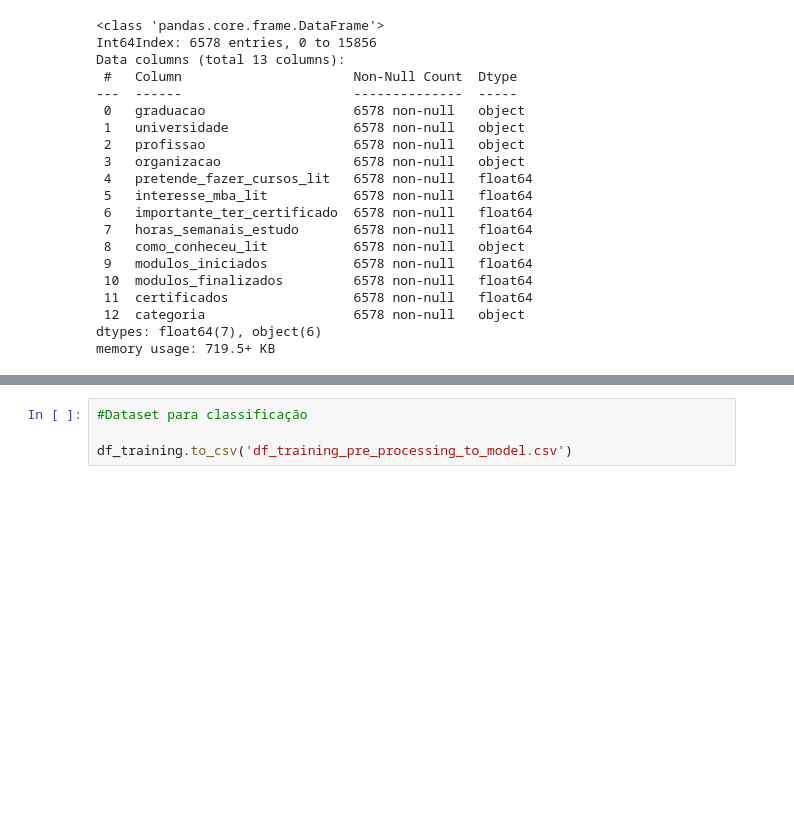
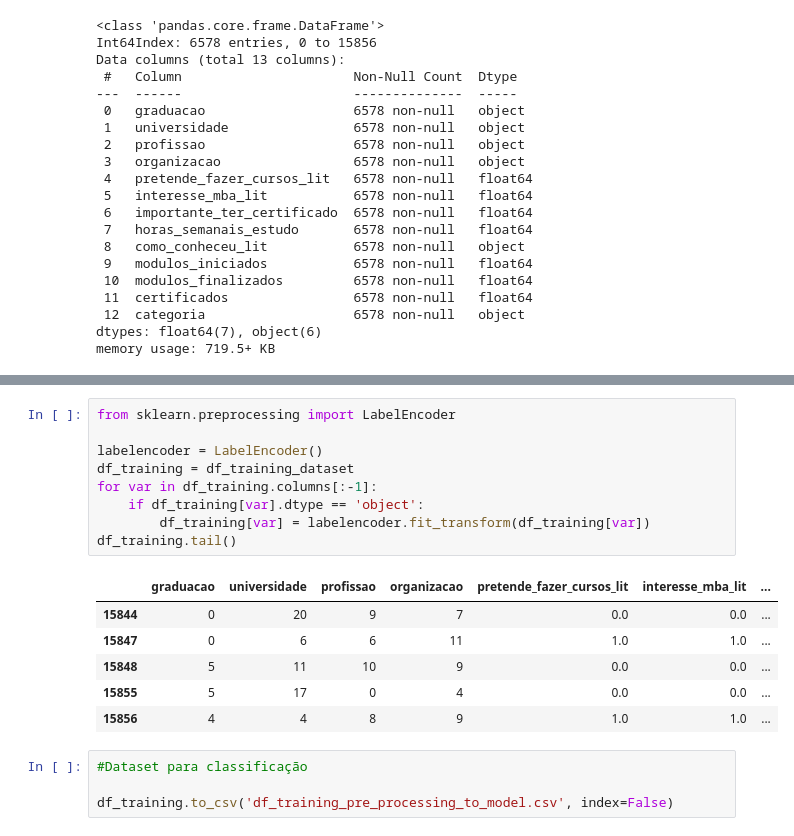
Before and after one commit to uedermdscardoso/homework_datascience_files, a Jupyter notebook: LIT - pré-processamento.ipynb, the cells around one changed output, grey strips where cells are left out. Drawn from its saved outputs; the diff is of its cells as text; blank space fills up the shorter version.

```diff
--- a/LIT - pré-processamento.ipynb
+++ b/LIT - pré-processamento.ipynb
@@ -200,7 +200,23 @@ df_training.tail()
 | 15855 | 0.0 | 0.0 | 1.0 | 10.0 | ... |
 | 15856 | 1.0 | 1.0 | 1.0 | 9.0 | ... |
 5 rows × 70 columns
+# %%
+from sklearn.preprocessing import LabelEncoder
+
+labelencoder = LabelEncoder()
+df_training = df_training_dataset
+for var in df_training.columns[:-1]:
+    if df_training[var].dtype == 'object':
+        df_training[var] = labelencoder.fit_transform(df_training[var])
+df_training.tail()
+# %% [output]
+|  | graduacao | universidade | profissao | organizacao | pretende_fazer_cursos_lit | interesse_mba_lit | ... |
+| 15844 | 0 | 20 | 9 | 7 | 0.0 | 0.0 | ... |
+| 15847 | 0 | 6 | 6 | 11 | 1.0 | 1.0 | ... |
+| 15848 | 5 | 11 | 10 | 9 | 0.0 | 0.0 | ... |
+| 15855 | 5 | 17 | 0 | 4 | 0.0 | 0.0 | ... |
+| 15856 | 4 | 4 | 8 | 9 | 1.0 | 1.0 | ... |
 # %%
 #Dataset para classificação
 
-df_training.to_csv('df_training_pre_processing_to_model.csv')
+df_training.to_csv('df_training_pre_processing_to_model.csv', index=False)
```
Also changed, not shown: parts of 2 cells of this notebook.
